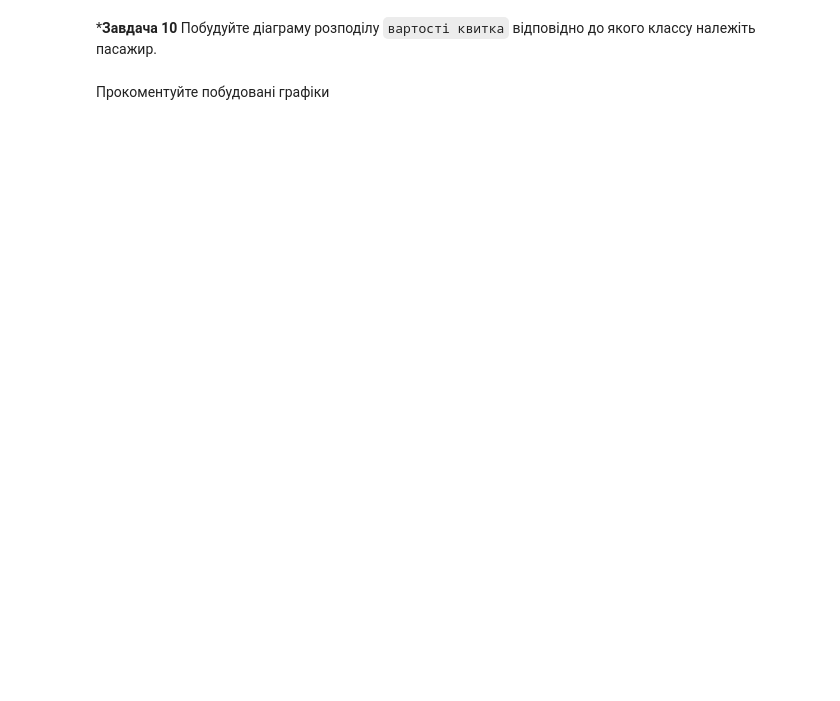
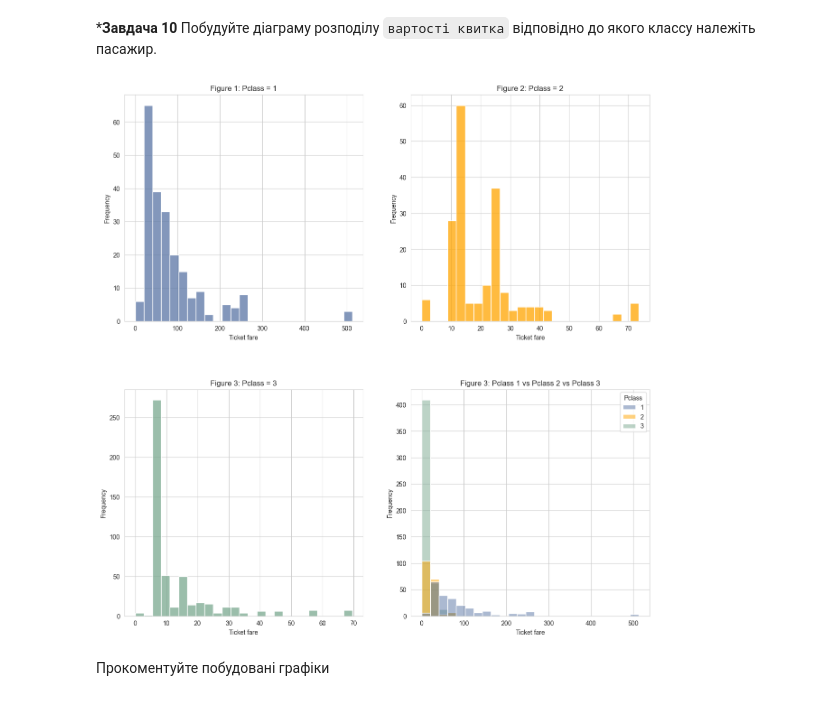
Before and after one commit to HumnytskaLiza/ai-labs, a Jupyter notebook: task2/task2_basic_ai_python_liza_humnytska.ipynb, the cells around one changed output. Saved outputs shown, nothing was run; the diff lists cells and outputs as text; code cells hidden in the pictures; blank space fills up the shorter version.

```diff
--- a/task2/task2_basic_ai_python_liza_humnytska.ipynb
+++ b/task2/task2_basic_ai_python_liza_humnytska.ipynb
@@ -291,2 +352,35 @@ plt.show()
+# %%
+df_1_pclass_price = dataset.loc[dataset["Pclass"] == 1, ["Fare"]]
+df_2_pclass_price = dataset.loc[dataset["Pclass"] == 2, ["Fare"]]
+df_3_pclass_price = dataset.loc[dataset["Pclass"] == 3, ["Fare"]]
+df_pclass_price = dataset[["Pclass", "Fare"]]
+
+
+fig, ((ax1, ax2), (ax3, ax4)) = plt.subplots(2, 2, figsize=(15, 15))
+plt.subplots_adjust(hspace=0.3)
+
+sns.histplot(data=df_1_pclass_price, x="Fare", ax=ax1, color='#5975A4', bins=25)
+ax1.set_title("Figure 1: Pclass = 1")
+ax1.set_ylabel("Frequency")
+ax1.set_xlabel("Ticket fare")
+
+sns.histplot(data=df_2_pclass_price, x="Fare", ax=ax2, color='orange', bins=25)
+ax2.set_title("Figure 2: Pclass = 2")
+ax2.set_ylabel("Frequency")
+ax2.set_xlabel("Ticket fare")
+
+sns.histplot(data=df_3_pclass_price, x="Fare", ax=ax3, color='#7AA88F', bins=25)
+ax3.set_title("Figure 3: Pclass = 3")
+ax3.set_ylabel("Frequency")
+ax3.set_xlabel("Ticket fare")
+
+sns.histplot(data=df_pclass_price, x="Fare", ax=ax4, palette=['#5975A4', 'orange', '#7AA88F'], bins=25, hue="Pclass")
+ax4.set_title("Figure 3: Pclass 1 vs Pclass 2 vs Pclass 3")
+ax4.set_ylabel("Frequency")
+ax4.set_xlabel("Ticket fare")
+
+plt.show()
+# %% [output]
+[figure, added]
 # %% [markdown]
 Прокоментуйте побудовані графіки
```
Also changed, not shown: parts of 8 cells of this notebook, 2 other files.
